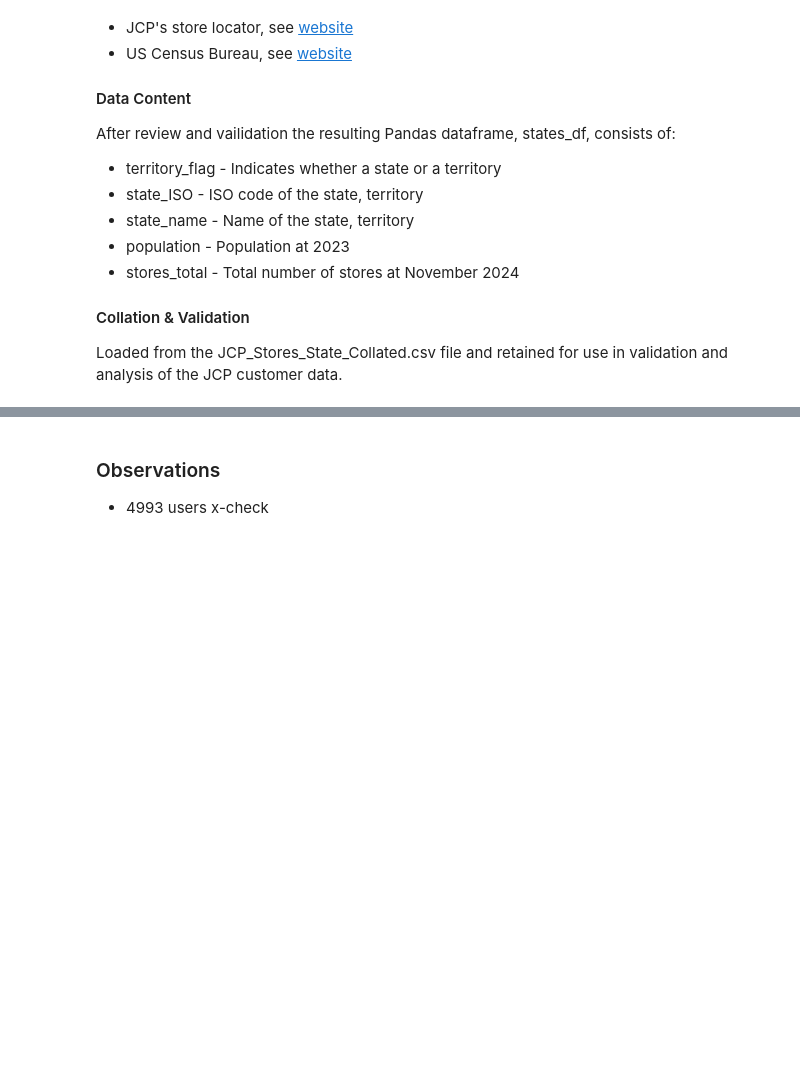
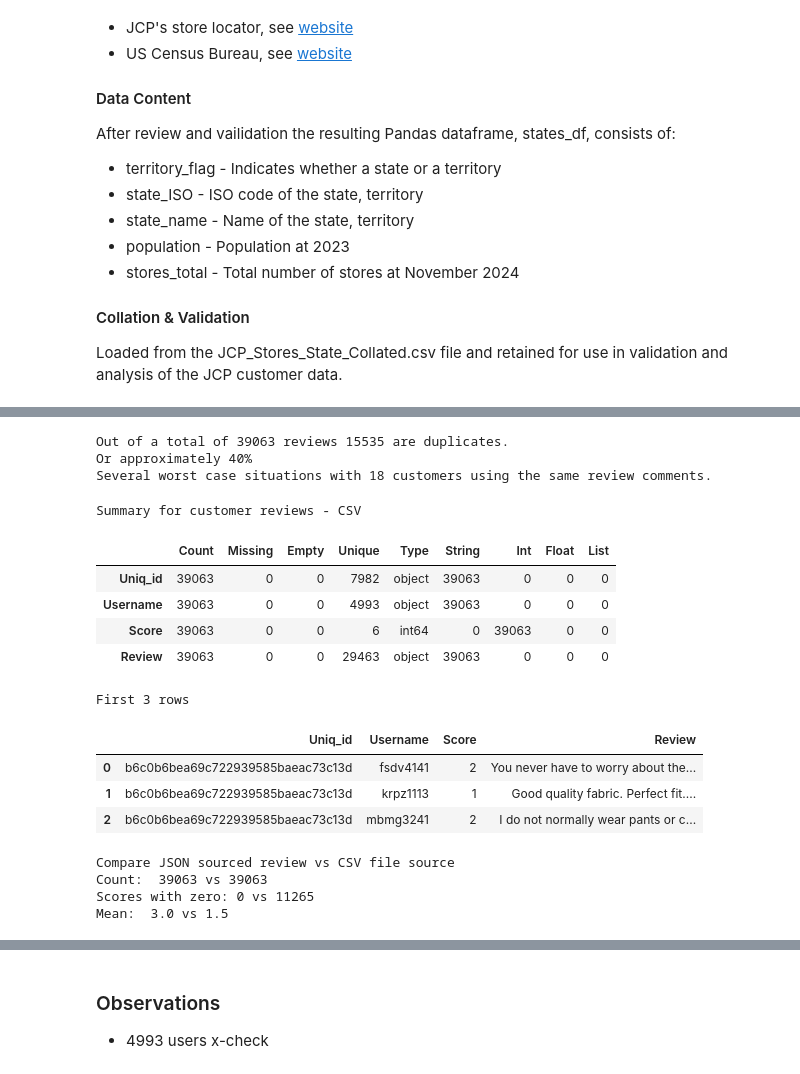
Before and after one commit to StuartG24/Retail_Data_Analysis, a Jupyter notebook: Report_Draft.ipynb, the cells around one changed output, grey strips where cells are left out. Saved outputs shown, nothing was run; the diff lists cells and outputs as text; code cells hidden in the pictures; blank space fills up the shorter version.

```diff
--- a/Report_Draft.ipynb
+++ b/Report_Draft.ipynb
@@ -740 +965,67 @@ del unmatched_states, states
+# %%
+# Look at how many reviews are duplicates and how many customers are linked to these
+
+duplicates_by_customer = customer_reviews_df.groupby('review_text')['customer_id'].size().reset_index(name='cust_count')
+reviews_duplicated = duplicates_by_customer.groupby('cust_count').count().reset_index()
+
+count_reviews_single = reviews_duplicated[reviews_duplicated['cust_count'] == 1]
+count_reviews_duplicated = len(customer_reviews_df) - count_reviews_single['review_text'].sum()
+max_duplicates = reviews_duplicated['cust_count'].max()
+
+print(f'Out of a total of {len(customer_reviews_df)} reviews {count_reviews_duplicated} are duplicates.')
+print(f'Or approximately {((count_reviews_duplicated/len(customer_reviews_df)) * 100):.0f}%')
+print(f'Several worst case situations with {max_duplicates} customers using the same review comments.')
+
+# Tidy up
+del duplicates_by_customer
+del reviews_duplicated
+del count_reviews_single
+del count_reviews_duplicated
+del max_duplicates
+# %% [output]
+Out of a total of 39063 reviews 15535 are duplicates.
+Or approximately 40%
+Several worst case situations with 18 customers using the same review comments.
+# %%
+# Load the CSV reviews file to cross-check against the data extracted from the JSON sourced reviews
+
+# Load the reviews .csv file, exit if do not exist or are invalid
+file_path = os.path.join(os.getcwd(), DATA_DIRECTORY, 'reviews.csv')
+if not os.path.isfile(file_path):
+    raise Exception(f"File not found: {file_path}")
+source_reviewsCSV_df = pd.read_csv(file_path)
+
+# Initial look at the file and data fields
+print(f'Summary for customer reviews - CSV')
+print_file_summary(source_reviewsCSV_df)
+print(f'First 3 rows')
+display(source_reviewsCSV_df.head(3))
+
+# Scores look very different
+count_zero_scores = source_reviewsCSV_df[source_reviewsCSV_df['Score'] == 0]['Score'].count()
+count_zero_scoresJSON = customer_reviews_df[customer_reviews_df['review_score'] == 0]['review_score'].count()
+
+print(f'Compare JSON sourced review vs CSV file source')
+print(f'Count:  {len(customer_reviews_df)} vs {len(source_reviewsCSV_df)}')
+print(f'Scores with zero: {count_zero_scoresJSON:.0f} vs {count_zero_scores:.0f}')
+print(f'Mean:  {customer_reviews_df['review_score'].mean():.1f} vs {source_reviewsCSV_df['Score'].mean():.1f}')
+
+# Tidy Up
+del count_zero_scores, count_zero_scoresJSON, source_reviewsCSV_df
+# %% [output]
+Summary for customer reviews - CSV
+|  | Count | Missing | Empty | Unique | Type | String | Int | Float | List |
+| Uniq_id | 39063 | 0 | 0 | 7982 | object | 39063 | 0 | 0 | 0 |
+| Username | 39063 | 0 | 0 | 4993 | object | 39063 | 0 | 0 | 0 |
+| Score | 39063 | 0 | 0 | 6 | int64 | 0 | 39063 | 0 | 0 |
+| Review | 39063 | 0 | 0 | 29463 | object | 39063 | 0 | 0 | 0 |
+First 3 rows
+|  | Uniq_id | Username | Score | Review |
+| 0 | b6c0b6bea69c722939585baeac73c13d | fsdv4141 | 2 | You never have to worry about the... |
+| 1 | b6c0b6bea69c722939585baeac73c13d | krpz1113 | 1 | Good quality fabric. Perfect fit.... |
+| 2 | b6c0b6bea69c722939585baeac73c13d | mbmg3241 | 2 | I do not normally wear pants or c... |
+Compare JSON sourced review vs CSV file source
+Count:  39063 vs 39063
+Scores with zero: 0 vs 11265
+Mean:  3.0 vs 1.5
 # %% [markdown]
```
Also changed, not shown: parts of 22 cells of this notebook, 3 other files.
